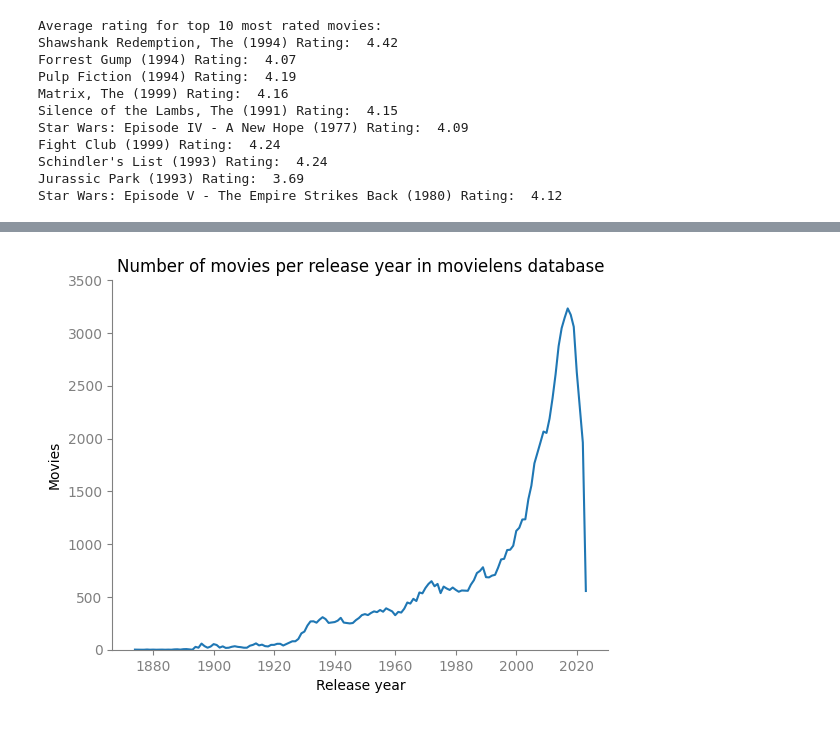
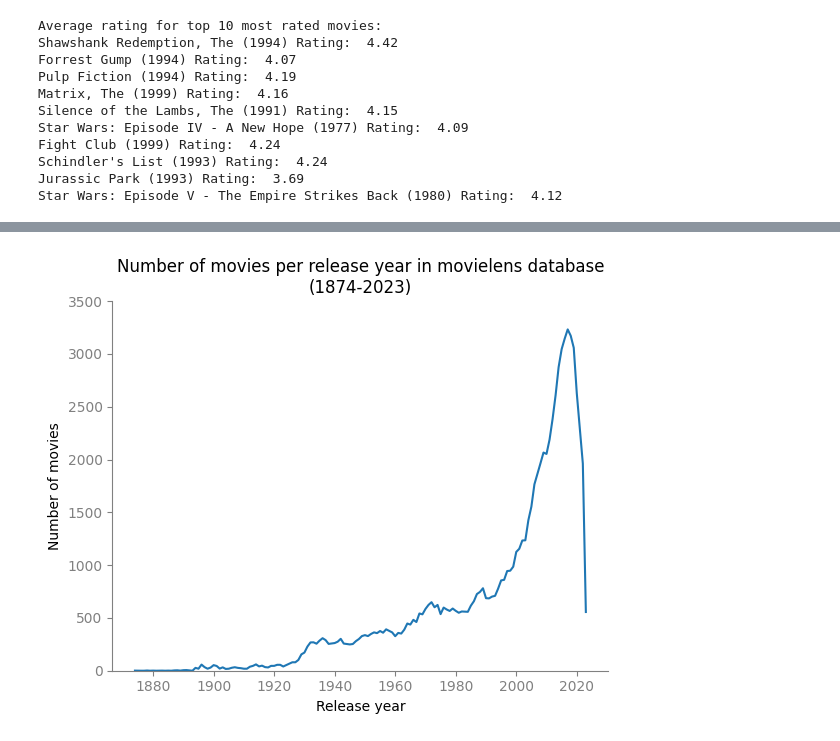
Before and after one commit to LordOfTurtles/AI-Erik-Johansson-OPA23, a Jupyter notebook: labs/labb1.ipynb, the cells around one changed output, grey strips where cells are left out. Cells and saved outputs as stored; diff of their text form; code cells hidden in the pictures.

Commit message:
plots and graphs

```diff
--- a/labs/labb1.ipynb
+++ b/labs/labb1.ipynb
@@ -182,16 +164,16 @@ df_movies[df_movies["title"].str.contains(f"({1900})", regex=False)]
 # %%
 import seaborn as sns
 
 ax = sns.lineplot(x=years, y=films_per_year)
 ax.set(
-    ylabel="Movies",
+    ylabel="Number of movies",
     xlabel="Release year",
-    title="Number of movies per release year in movielens database",
+    title="Number of movies per release year in movielens database\n(1874-2023)",
     ylim=(0, 3500),
 )
 ax.spines[["top", "right"]].set_visible(False)
 ax.spines[["top", "right"]].set_visible(False)
 ax.spines[["bottom", "left"]].set_color("gray")
 ax.tick_params(colors="gray")
 # %% [output]
-[figure, old version]
+[figure, new version]
```
Also changed, not shown: parts of 15 cells of this notebook.
